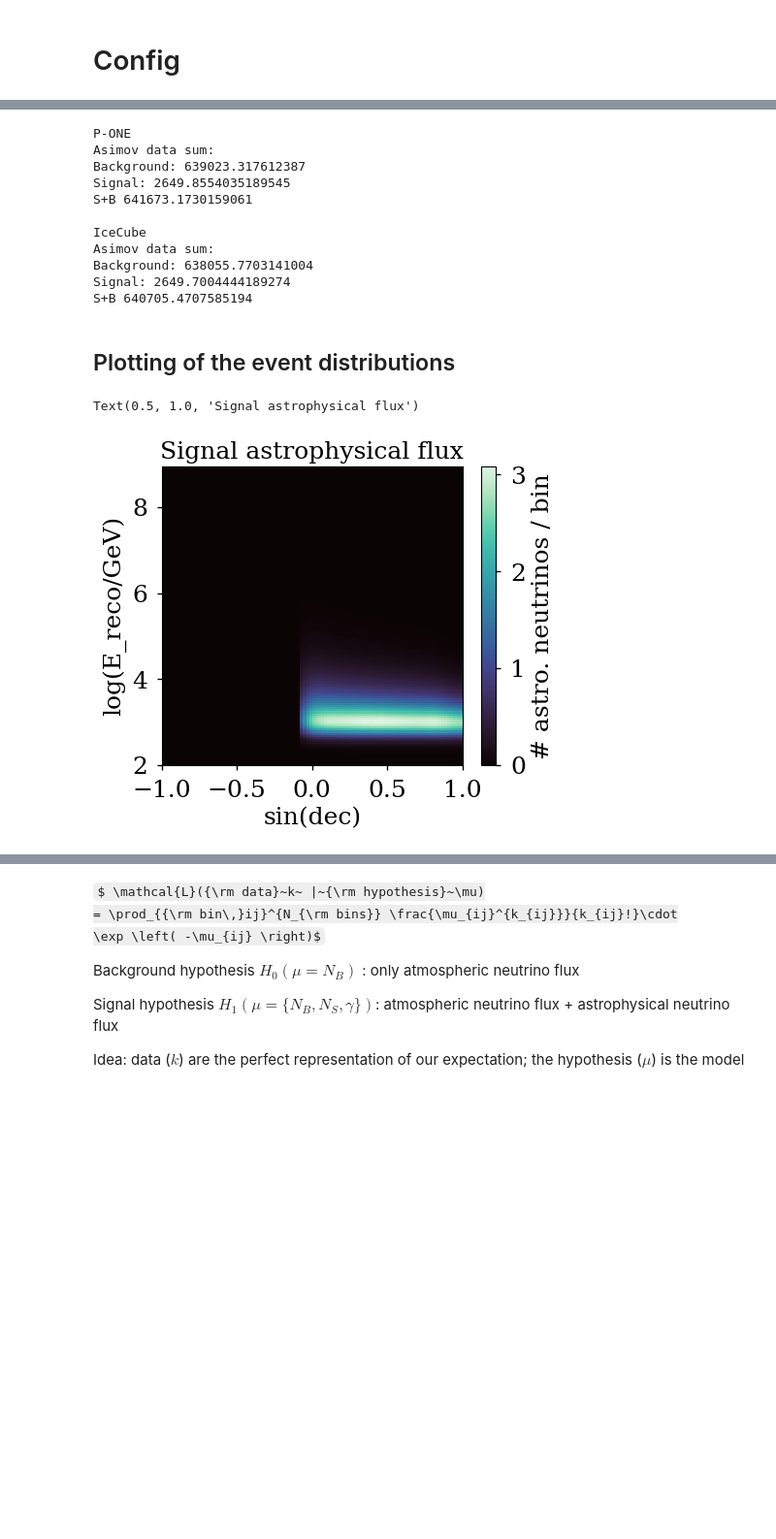
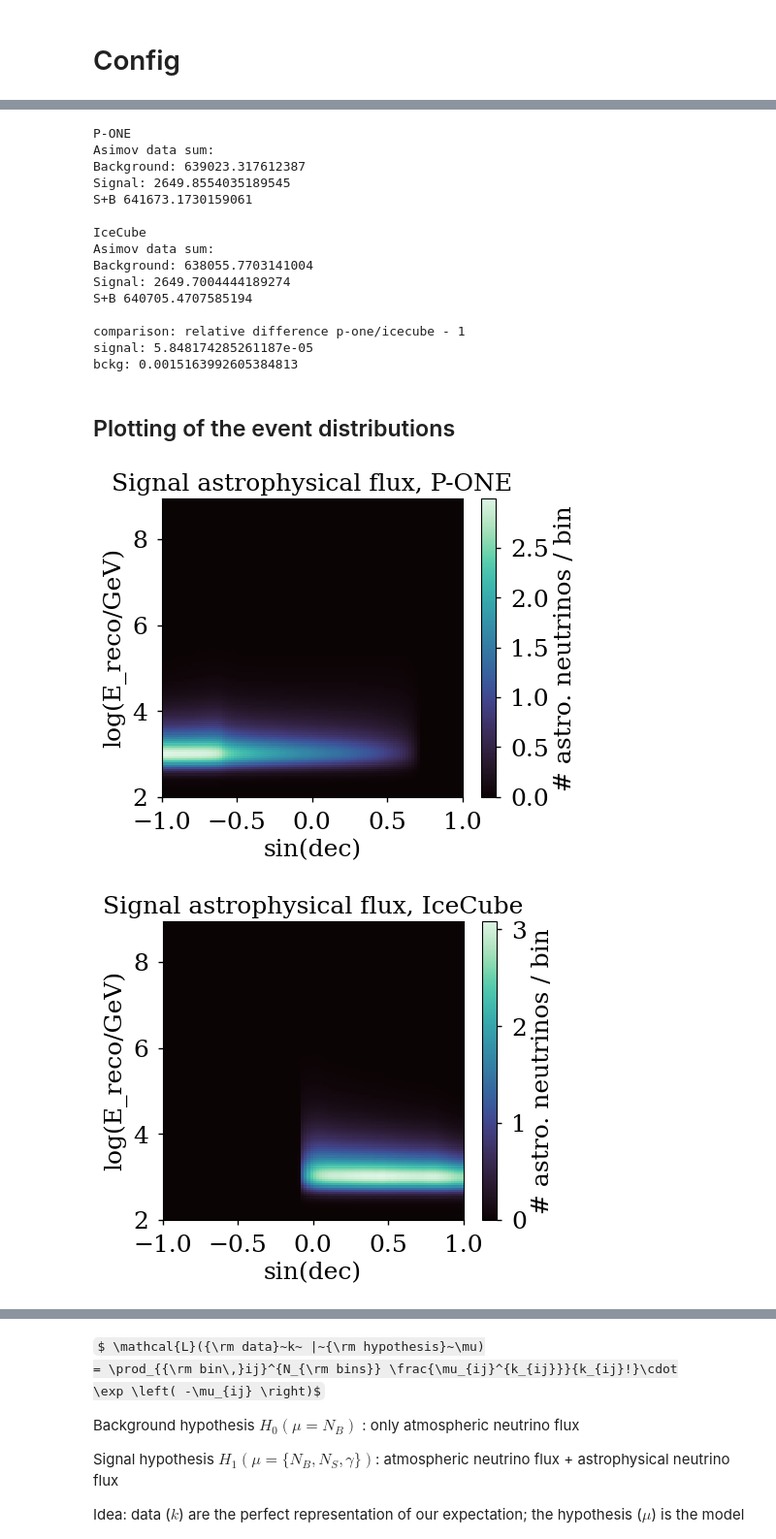
Before and after one commit to PLEnuM-group/Plenum, a Jupyter notebook: notebooks/demo/demo_flux_to_events_diffuse_multi.ipynb, the cells around one changed output, grey strips where cells are left out. Shown at 97% size. Drawn from its saved outputs; the diff is of its cells as text; code cells hidden in the pictures; some formulas as TeX source; blank space fills up the shorter version.

```diff
--- a/notebooks/demo/demo_flux_to_events_diffuse_multi.ipynb
+++ b/notebooks/demo/demo_flux_to_events_diffuse_multi.ipynb
@@ -160,6 +159,7 @@ cb.set_label("atm. muon-neutrino flux / GeV / cm² / s / sr", fontsize="small")
 # Energy smearing
 # %%
 # energy smearing matrix
+# baseline
 with open(join(LOCALPATH, "energy_smearing_GP_up.pckl"), "rb") as f:
     baseline_eres = pickle.load(f)
 baseline_eres.normalize(axis=1)
@@ -167,5 +167,14 @@ baseline_eres.normalize(axis=1)
 plot_mephistogram(baseline_eres, norm=LogNorm(vmin=1E-3))
 cb = plt.gca().collections[0].colorbar
 cb.set_label("P(E_reco | E_true)")
+
+# artificially improved
+with open(join(LOCALPATH, "improved_0.5_artificial_energy_smearing_GP_up.pckl"), "rb") as f:
+    improved_eres = pickle.load(f)
+improved_eres.normalize(axis=1)
+
+plot_mephistogram(improved_eres, norm=LogNorm(vmin=1E-3))
+cb = plt.gca().collections[0].colorbar
+cb.set_label("P(E_reco | E_true), improved")
 # %% [output]
 [figure]
@@ -202,27 +212,33 @@ Fit parameters for analysis:
 * Global normalization of the astrophysical neutrino flux (signal), $N_S$
 * Spectral index, GAMMA_ASTRO, of the astrophysical neutrino flux (signal), $\gamma$
 # %%
+k_b = {}
+k_s = {}
 for key in ["P-ONE", "IceCube"]:
     print(key)
     aeff_factor = calc_aeff_factor(aeff_2d[key], **diffuse_config)
 
     # asimov data
     # in reconstructed energy
-    k_b = atmo_background(aeff_factor, bckg_histo[key], baseline_eres)
-    k_s = astro_flux(
+    k_b[key] = atmo_background(aeff_factor, bckg_histo[key], baseline_eres)
+    k_s[key] = astro_flux(
         aeff_factor,
         emids,
         energy_resolution=baseline_eres,
         phi_scaling=1,
         flux_shape=diffuse_flux,
     )
-    k_i = k_s + k_b
+    k_i = k_s[key] + k_b[key]
 
     print("Asimov data sum:")
-    print("Background:", np.sum(k_b))
-    print("Signal:", np.sum(k_s))
+    print("Background:", np.sum(k_b[key]))
+    print("Signal:", np.sum(k_s[key]))
     print("S+B", np.sum(k_i))
     print()
+
+print("comparison: relative difference p-one/icecube - 1")
+print("signal:", np.sum(k_s["P-ONE"])/np.sum(k_s["IceCube"]) - 1)
+print("bckg:", np.sum(k_b["P-ONE"])/np.sum(k_b["IceCube"]) - 1)
 # %% [output]
 P-ONE
 Asimov data sum:
@@ -235,16 +251,21 @@ Asimov data sum:
 Background: 638055.7703141004
 Signal: 2649.7004444189274
 S+B 640705.4707585194
+
+comparison: relative difference p-one/icecube - 1
+signal: 5.848174285261187e-05
+bckg: 0.0015163992605384813
 # %% [markdown]
 ## Plotting of the event distributions
 # %%
 ## signal
-k_s.plot()
-cb = plt.gca().collections[0].colorbar
-cb.set_label("# astro. neutrinos / bin")
-plt.title("Signal astrophysical flux")
+for key in ["P-ONE", "IceCube"]:
+    k_s[key].plot()
+    cb = plt.gca().collections[0].colorbar
+    cb.set_label("# astro. neutrinos / bin")
+    plt.title("Signal astrophysical flux, "+key)
 # %% [output]
-Text(0.5, 1.0, 'Signal astrophysical flux')
-[figure, old version]
+[figure, new version]
+[figure, added]
 # %%
 ## atmo. background
```
Also changed, not shown: parts of 19 cells of this notebook, 1 other file.
